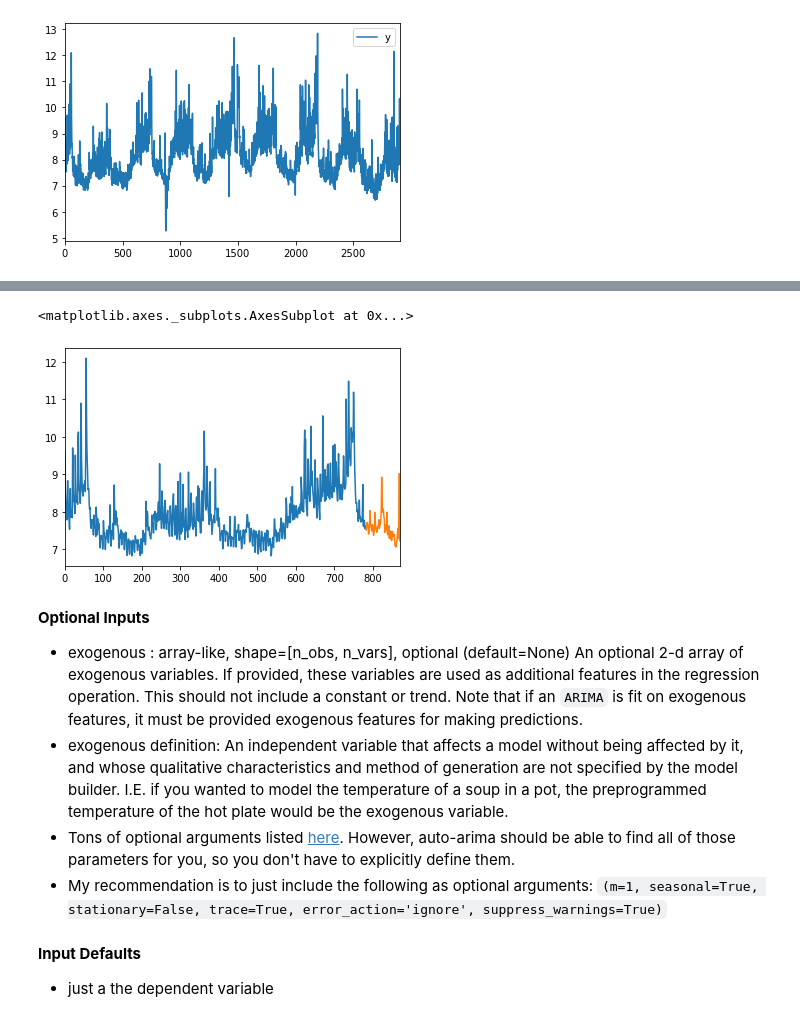
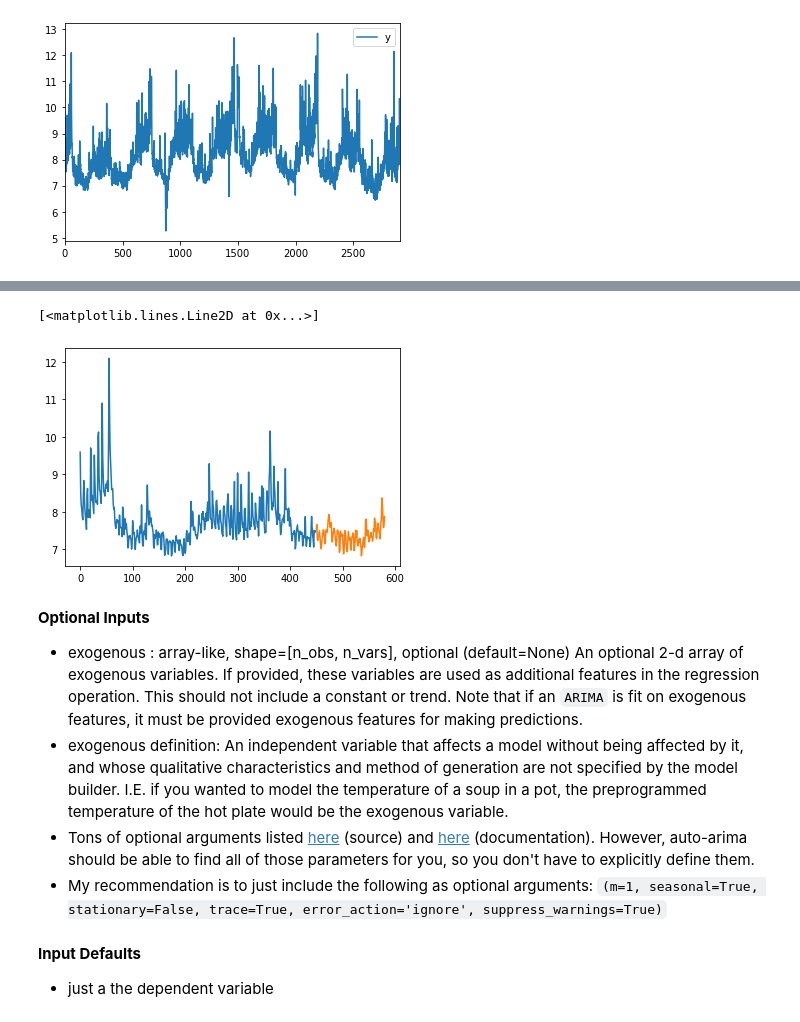
Before and after one commit to Anaisdg/Algorithm_Research, a Jupyter notebook: Forecasting/ARIMA/auto-arima/Auto-Arima.ipynb, the cells around one changed output, grey strips where cells are left out. Saved outputs shown, nothing was run; the diff lists cells and outputs as text; code cells hidden in the pictures.

```diff
--- a/Forecasting/ARIMA/auto-arima/Auto-Arima.ipynb
+++ b/Forecasting/ARIMA/auto-arima/Auto-Arima.ipynb
@@ -80,11 +80,0 @@ short_dfoutput_len = 0.3*(len(df))
-# %%
-#divide into train and validation set
-train = small_df[:int(0.9*(len(small_df)))]
-valid = small_df[int(0.9*(len(small_df))):]
-
-#plotting the data
-train['y'].plot()
-valid['y'].plot()
-# %% [output]
-<matplotlib.axes._subplots.AxesSubplot at 0x...>
-[figure, removed]
@@ -91,3 +88,11 @@ valid['y'].plot()
+# %%
+#plotting the data for vis purposes
+x_data = range(len(data))
+plt.plot(x_data[:ts], train[:])
+plt.plot(x_data[ts:], test[:])
+# %% [output]
+[<matplotlib.lines.Line2D at 0x...>]
+[figure, added]
 # %% [markdown]
 **Optional Inputs**
 - exogenous : array-like, shape=[n_obs, n_vars], optional (default=None)
@@ -97,7 +102,7 @@ valid['y'].plot()
             if an ``ARIMA`` is fit on exogenous features, it must be provided
             exogenous features for making predictions.
 - exogenous definition: An independent variable that affects a model without being affected by it, and whose qualitative characteristics and method of generation are not specified by the model builder. I.E. if you wanted to model the temperature of a soup in a pot, the preprogrammed temperature of the hot plate would be the exogenous variable.
-- Tons of optional arguments listed [here](https://github.com/alkaline-ml/pmdarima/blob/b79db3111e087e6a6a2181de1f267fcd2d953079/pmdarima/arima/auto.py#L69). However, auto-arima should be able to find all of those parameters for you, so you don't have to explicitly define them.
+- Tons of optional arguments listed [here](https://github.com/alkaline-ml/pmdarima/blob/b79db3111e087e6a6a2181de1f267fcd2d953079/pmdarima/arima/auto.py#L69) (source) and [here](https://pkg.robjhyndman.com/forecast/reference/auto.arima.html) (documentation). However, auto-arima should be able to find all of those parameters for you, so you don't have to explicitly define them.
 - My recommendation is to just include the following as optional arguments:
 `(m=1, seasonal=True, stationary=False, trace=True, error_action='ignore', suppress_warnings=True)`
 # %% [markdown]
```
Also changed, not shown: parts of 25 cells of this notebook.
